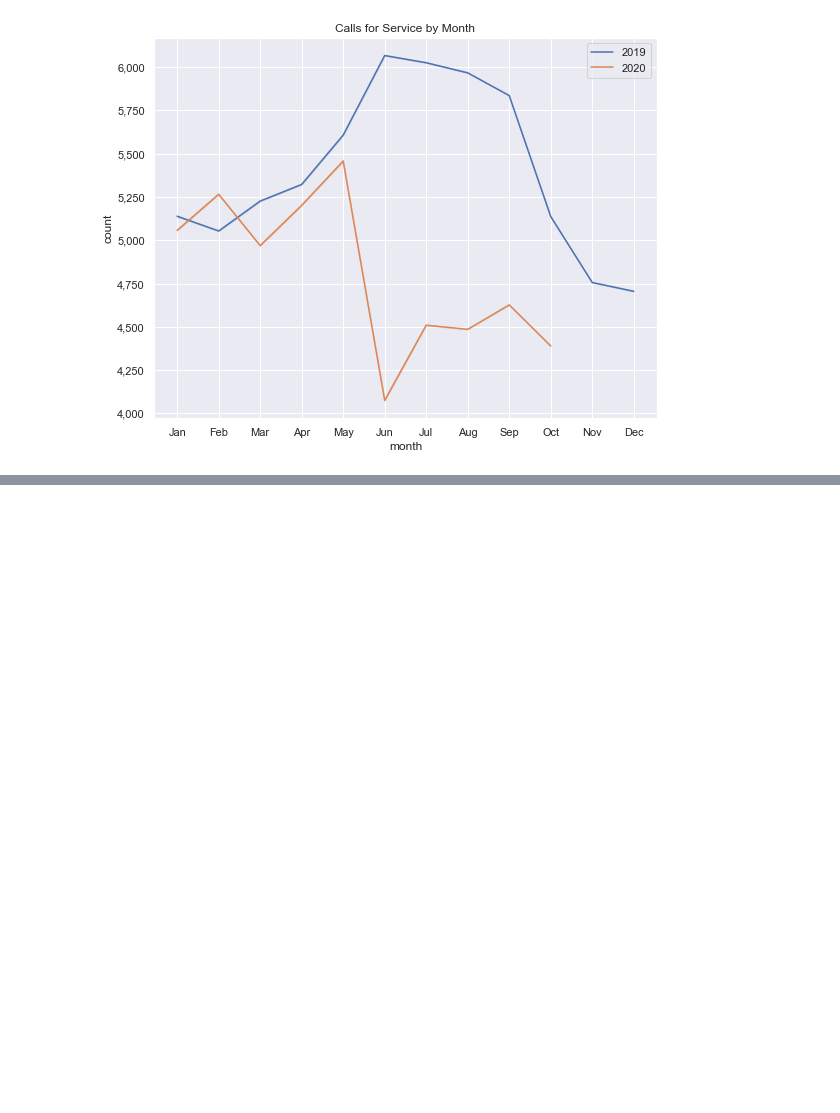
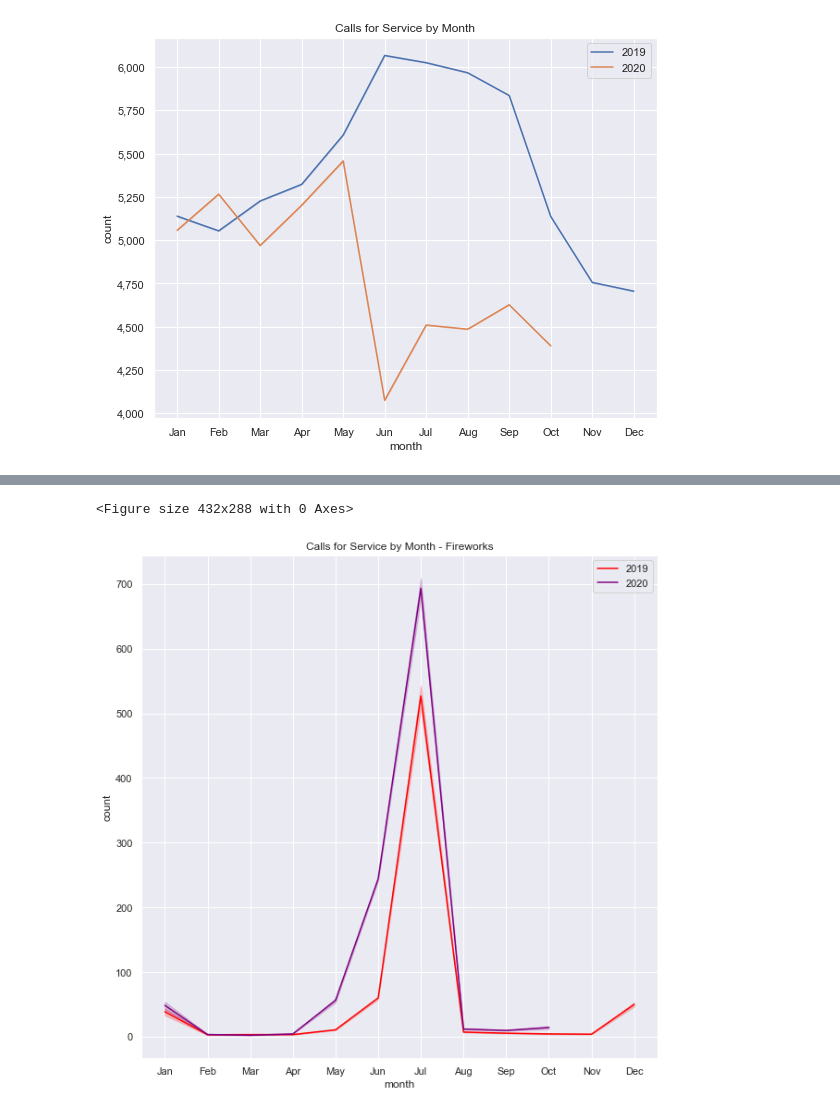
Before and after one commit to pattyjula/cfs-plots, a Jupyter notebook: code/cfs_analysis.ipynb, the cells around one changed output, grey strips where cells are left out. Cells and saved outputs as stored; diff of their text form; code cells hidden in the pictures; blank space fills up the shorter version.

Commit message:
Pushing fireworks content

```diff
--- a/code/cfs_analysis.ipynb
+++ b/code/cfs_analysis.ipynb
@@ -95,0 +96,24 @@ plt.show()
+# %%
+df19_1 = df19[(df19.Call_Type_Text >= '2019-01-01') & (df19.Dispatch_Date < '2020-01-01') & (df19.Call_Type_Text == 'FIREWORKS')]
+df20_1 = df20[(df20.Dispatch_Date >= '2020-01-01') & (df20.Dispatch_Date <= '2020-11-30')& (df20.Call_Type_Text == 'FIREWORKS')]
+# Preview the 2020 data, top five rows by default
+df20_1.tail()
+
+# First copy slice as a dataframe
+df20_f= df20_1.copy()
+df19_f= df19_1.copy()
+# Then do a count
+df20_f['month'] = df20_f['Dispatch_Date'].dt.strftime('%b')
+df19_f['month'] = df19_f['Dispatch_Date'].dt.strftime('%b')
+# Let's make sure the months
+# are in the calendar order
+import calendar
+months = ["Jan", "Feb", "Mar", "Apr", "May", "Jun",
+          "Jul", "Aug", "Sep", "Oct", "Nov", "Dec"]
+
+df20_f['count']=df20_f.groupby(by='Dispatch_Date')['Dispatch_Date'].transform('count')
+df19_f['count']=df19_f.groupby(by='Dispatch_Date')['Dispatch_Date'].transform('count')
+df19_f['month'] = pd.Categorical(df19_f['month'], categories=months, ordered=True)
+df20_f['month'] = pd.Categorical(df20_f['month'], categories=months, ordered=True)
+# Preview 2019
+df19_f.head()
@@ -95,0 +127,19 @@ plt.show()
+# %%
+# Some boilerplate to initialize things
+sns.set()
+plt.figure()
+
+figure(num=None, figsize=(10,10))
+
+
+# add commas to y axis
+plt.gca().yaxis.set_major_formatter(plt.matplotlib.ticker.StrMethodFormatter('{x:,.0f}'))
+pal = sns.dark_palette('purple',2)
+#Define plots
+sns.lineplot(data=df19_, x="month", y="count", label = "2019", color="red").set_title('Calls for Service by Month - Fireworks')
+
+sns.lineplot(data=df20_f, x="month", y="count", label = "2020", color="purple")
+plt.show()
+# %% [output]
+<Figure size 432x288 with 0 Axes>
+[figure, added]
```
Also changed, not shown: parts of 4 cells of this notebook.
